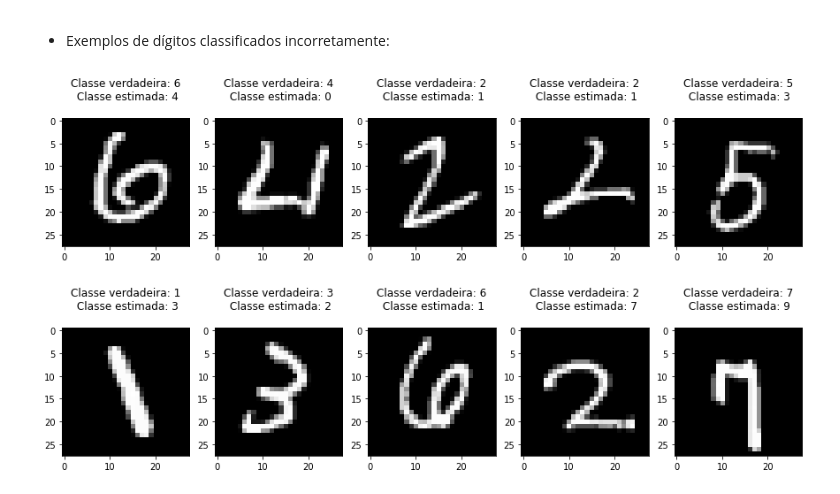
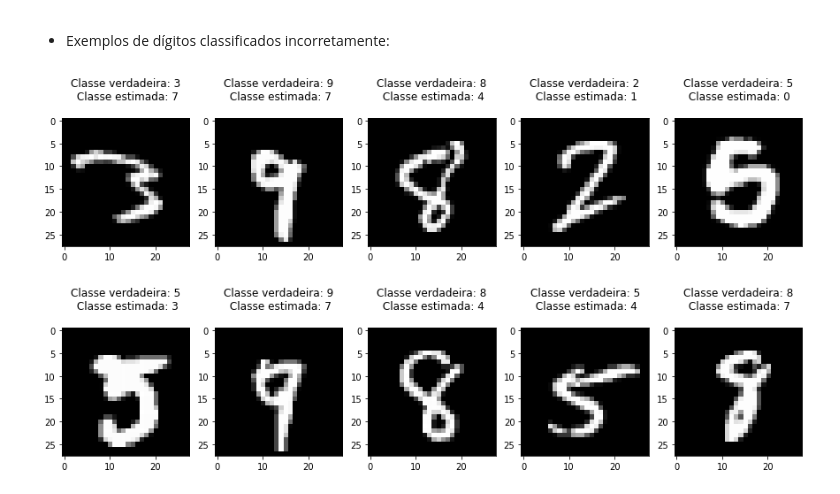
Before and after one commit to guilherme-rosa/IA353_RedesNeurais, a Jupyter notebook: EFC1/EFC1 - Notebook.ipynb, the cells around one changed output. Cells and saved outputs as stored; diff of their text form; code cells hidden in the pictures.

```diff
--- a/EFC1/EFC1 - Notebook.ipynb
+++ b/EFC1/EFC1 - Notebook.ipynb
@@ -500,5 +506,5 @@ plt.show()
 # %%
-coefs = np.logspace(1, 3, num=50)
+coefs = np.linspace(10, 111, num=200)
 
 ms_errors = np.array([]) # Armazena os valores de erros quadráticos médios
 
@@ -543,5 +551,5 @@ plt.show()
 # %%
-coefs = np.logspace(2, 4, num=100)
+coefs = np.logspace(2, 4, num=200)
 
 ce_errors = [] # Armazena os valores de erros de classificação
 
@@ -669,16 +697,18 @@ for index, (w_vec, label) in enumerate(zip(Wk[0:10], Yk[0:10])):
 # %%
 estErr = np.array([1 if imagem != 0 else 0 for imagem in Ytest_categorical-Yest_categorical])
 indices = list(np.where(estErr == 1)[0])
 
 plt.figure(figsize=(15,8))
 
-N = 0
+N = 50
 
 for index_subplot, index_amostra in enumerate(indices[N:N+10]):
     # print(index_subplot, index_amostra)
     plt.subplot(2, 5, index_subplot+1)
     X_image = np.transpose(np.reshape(Xtest[index_amostra], (28, 28)))
     plt.imshow(X_image, cmap='gray')
     plt.title(f'Classe verdadeira: {Ytest_categorical[index_amostra]}\n Classe estimada: {Yest_categorical[index_amostra]}\n')
+
+#plt.savefig('digitos_classificados_incorretamente.png')
 # %% [output]
-[figure, old version]
+[figure, new version]
```
Also changed, not shown: parts of 21 cells of this notebook, 12 other files.
